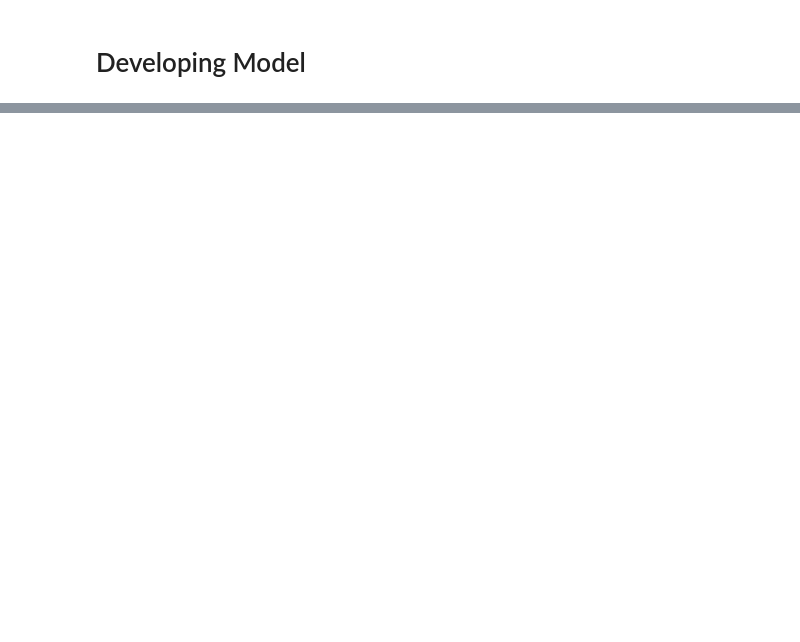
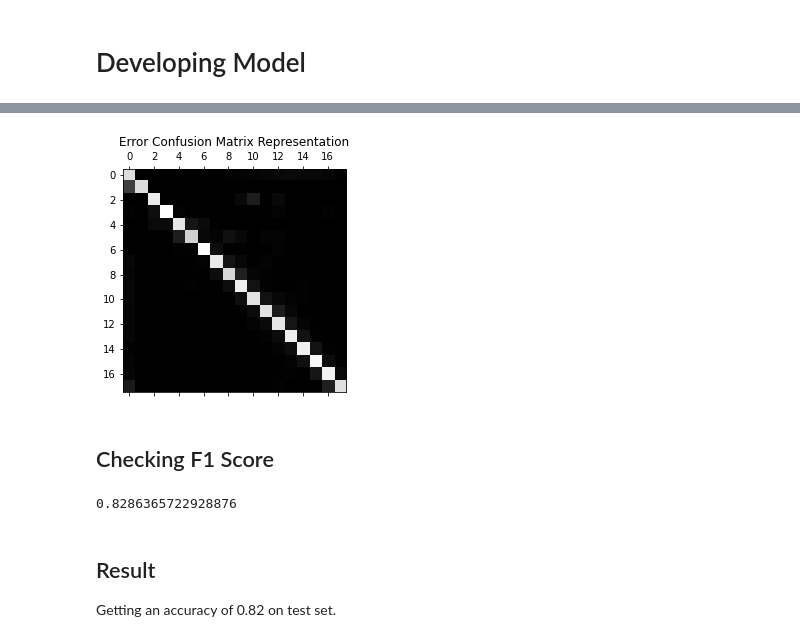
Before and after one commit to NotAryanRamani/supervised-machine-learning, a Jupyter notebook: classification/king-rook-vs-rook/king-rook-vs-king.ipynb, the cells around one changed output, grey strips where cells are left out. Saved outputs shown, nothing was run; the diff lists cells and outputs as text; code cells hidden in the pictures; blank space fills up the shorter version.

```diff
--- a/classification/king-rook-vs-rook/king-rook-vs-king.ipynb
+++ b/classification/king-rook-vs-rook/king-rook-vs-king.ipynb
@@ -192,0 +294,12 @@ y = df['depth-of-win']
+# %%
+row_sum = conf_mx.sum(axis=1, keepdims=True)
+# %%
+error_conf_mx = conf_mx / row_sum
+# %%
+plt.matshow(error_conf_mx, cmap=plt.cm.gray)
+plt.title('Error Confusion Matrix Representation')
+plt.show()
+# %% [output]
+[figure, added]
+# %% [markdown]
+## Checking F1 Score
@@ -192,0 +308,7 @@ y = df['depth-of-win']
+# %%
+f1_score(y_test, y_pred, average='weighted')
+# %% [output]
+0.8286365722928876
+# %% [markdown]
+## Result
+Getting an accuracy of 0.82 on test set.
```
Also changed, not shown: parts of 24 cells of this notebook.
